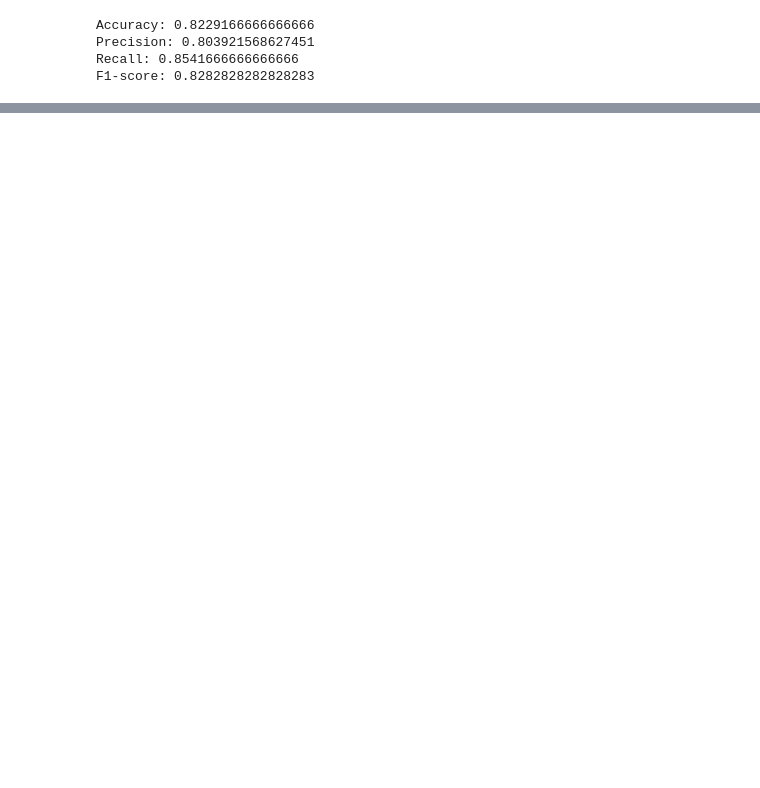
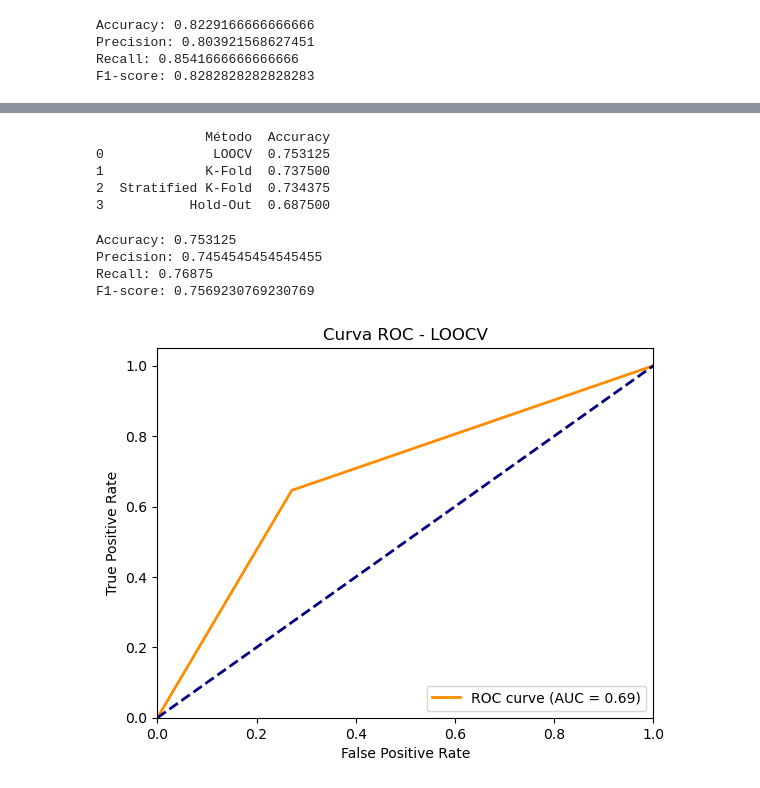
Before and after one commit to sebas3261/FinalAnalitica, a Jupyter notebook: Proyecto final.ipynb, the cells around one changed output, grey strips where cells are left out. Drawn from its saved outputs; the diff is of its cells as text; code cells hidden in the pictures; blank space fills up the shorter version.

```diff
--- a/Proyecto final.ipynb
+++ b/Proyecto final.ipynb
@@ -611,0 +792,54 @@ plt.show()
+# %%
+accuracy_holdout = accuracy_score(y_test_SMOTE, y_pred_holdout_SMOTE)
+accuracy_kfold = accuracy_score(y_smote, y_pred_kf_SMOTE)
+accuracy_stratkfold = accuracy_score(y_smote, y_pred_skf_SMOTE)
+accuracy_loo = accuracy_score(y_smote, y_pred_loo_SMOTE)
+
+# Crear un DataFrame con los resultados
+resultados = pd.DataFrame({
+    "Método": ["Hold-Out", "K-Fold", "Stratified K-Fold", "LOOCV"],
+    "Accuracy": [accuracy_holdout, accuracy_kfold, accuracy_stratkfold, accuracy_loo]
+})
+
+# Mostrar la tabla ordenada de mayor a menor accuracy
+print(resultados.sort_values(by="Accuracy", ascending=False).reset_index(drop=True))
+# %% [output]
+              Método  Accuracy
+0              LOOCV  0.753125
+1             K-Fold  0.737500
+2  Stratified K-Fold  0.734375
+3           Hold-Out  0.687500
+# %%
+from sklearn.metrics import accuracy_score, precision_score, recall_score, f1_score
+
+print("Accuracy:", accuracy_score(y_smote, y_pred_loo_SMOTE))
+print("Precision:", precision_score(y_smote, y_pred_loo_SMOTE))
+print("Recall:", recall_score(y_smote, y_pred_loo_SMOTE))
+print("F1-score:", f1_score(y_smote, y_pred_loo_SMOTE))
+# %% [output]
+Accuracy: 0.753125
+Precision: 0.7454545454545455
+Recall: 0.76875
+F1-score: 0.7569230769230769
+# %%
+y_prob_LOOCV_SMOTE = pipeline.predict_proba(X_test_SMOTE)[:, 1]
+
+# Calcula los valores para la curva ROC
+fpr, tpr, thresholds = roc_curve(y_test_SMOTE, y_prob_LOOCV_SMOTE)
+
+# Calcula el AUC
+roc_auc = roc_auc_score(y_test_SMOTE, y_prob_LOOCV_SMOTE)
+
+# Grafica la curva ROC
+plt.figure()
+plt.plot(fpr, tpr, color='darkorange', lw=2, label='ROC curve (AUC = %0.2f)' % roc_auc)
+plt.plot([0, 1], [0, 1], color='navy', lw=2, linestyle='--')  # línea diagonal
+plt.xlim([0.0, 1.0])
+plt.ylim([0.0, 1.05])
+plt.xlabel('False Positive Rate')
+plt.ylabel('True Positive Rate')
+plt.title('Curva ROC - LOOCV')
+plt.legend(loc="lower right")
+plt.show()
+# %% [output]
+[figure, added]
```
Also changed, not shown: parts of 31 cells of this notebook.
